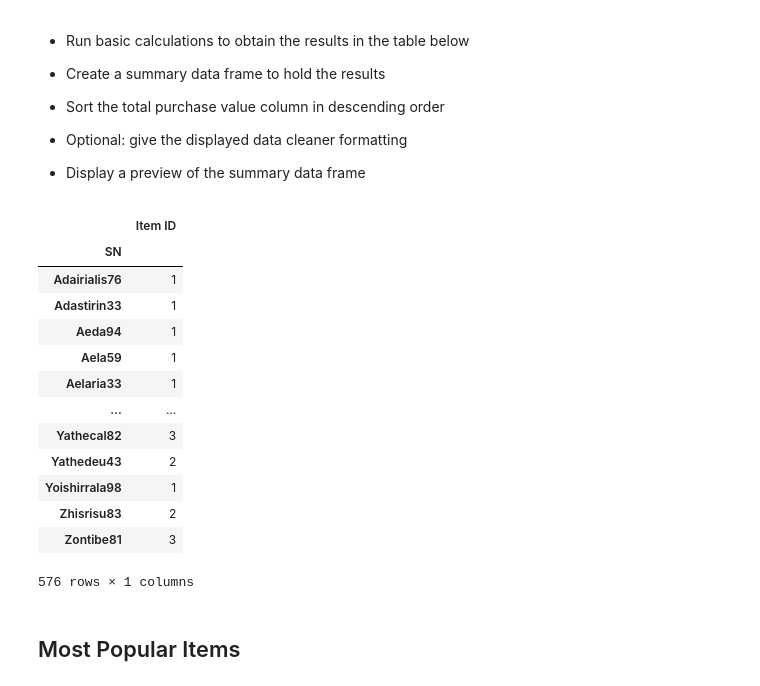
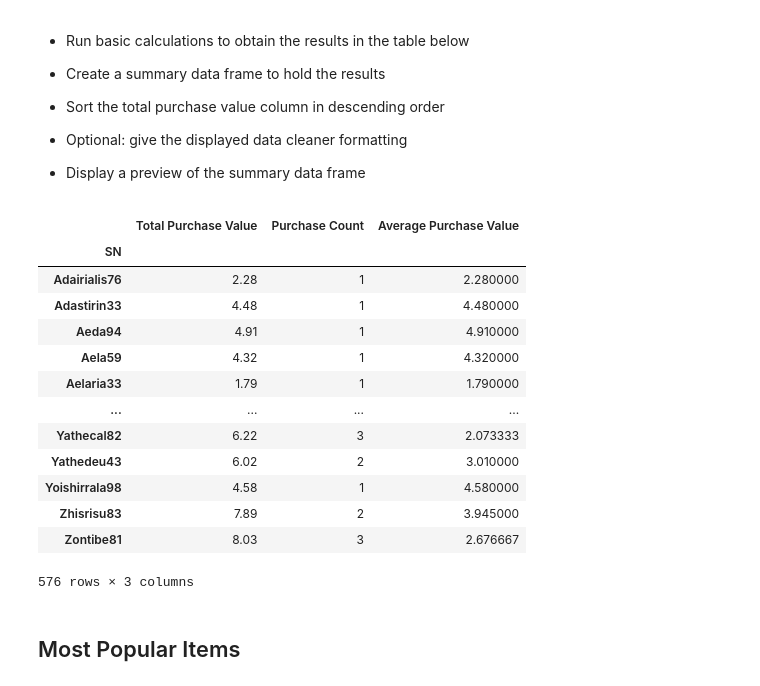
Before and after one commit to rodgerskent/pandas-challenge, a Jupyter notebook: HerosOfPymoli/HeroesOfPymoli_starter.ipynb, the cells around one changed output. Cells and saved outputs as stored; diff of their text form; code cells hidden in the pictures.

```diff
--- a/HerosOfPymoli/HeroesOfPymoli_starter.ipynb
+++ b/HerosOfPymoli/HeroesOfPymoli_starter.ipynb
@@ -420,32 +425,31 @@ apurchase2_df
 
 
 * Display a preview of the summary data frame
-# %%
-price_df = purchasedata_df[["SN", "Price"]]
-price2_df = price_df.groupby(['SN'])
-price2_df.sum()
-
-item_df = purchasedata_df[["SN", "Item ID"]]
-item2_df = item_df.groupby(['SN'])
-item2_df.count()
-
-#spend_df = pd.merge(price2_df, item2_df, on="SN", how='left')
-#spend_df
-# %% [output]
-|  | Item ID |
-| SN |  |
-| Adairialis76 | 1 |
-| Adastirin33 | 1 |
-| Aeda94 | 1 |
-| Aela59 | 1 |
-| Aelaria33 | 1 |
-| ... | ... |
-| Yathecal82 | 3 |
-| Yathedeu43 | 2 |
-| Yoishirrala98 | 1 |
-| Zhisrisu83 | 2 |
-| Zontibe81 | 3 |
-576 rows × 1 columns
+# %%
+
+price_df = purchasedata_df.groupby(["SN"]).sum()["Price"].rename("Total Purchase Value")
+#price_df
+item_df = purchasedata_df.groupby(["SN"]).count()["Price"].rename("Purchase Count")
+#item_df
+avg_df=purchasedata_df.groupby(["SN"]).mean()["Price"].rename("Average Purchase Value")
+#avg_df
+spend_df = pd.DataFrame({"Total Purchase Value": price_df, "Purchase Count": item_df, "Average Purchase Value": avg_df})
+spend_df
+# %% [output]
+|  | Total Purchase Value | Purchase Count | Average Purchase Value |
+| SN |  |  |  |
+| Adairialis76 | 2.28 | 1 | 2.280000 |
+| Adastirin33 | 4.48 | 1 | 4.480000 |
+| Aeda94 | 4.91 | 1 | 4.910000 |
+| Aela59 | 4.32 | 1 | 4.320000 |
+| Aelaria33 | 1.79 | 1 | 1.790000 |
+| ... | ... | ... | ... |
+| Yathecal82 | 6.22 | 3 | 2.073333 |
+| Yathedeu43 | 6.02 | 2 | 3.010000 |
+| Yoishirrala98 | 4.58 | 1 | 4.580000 |
+| Zhisrisu83 | 7.89 | 2 | 3.945000 |
+| Zontibe81 | 8.03 | 3 | 2.676667 |
+576 rows × 3 columns
 # %% [markdown]
 ## Most Popular Items
 # %% [markdown]
```
Also changed, not shown: parts of 5 cells of this notebook.
